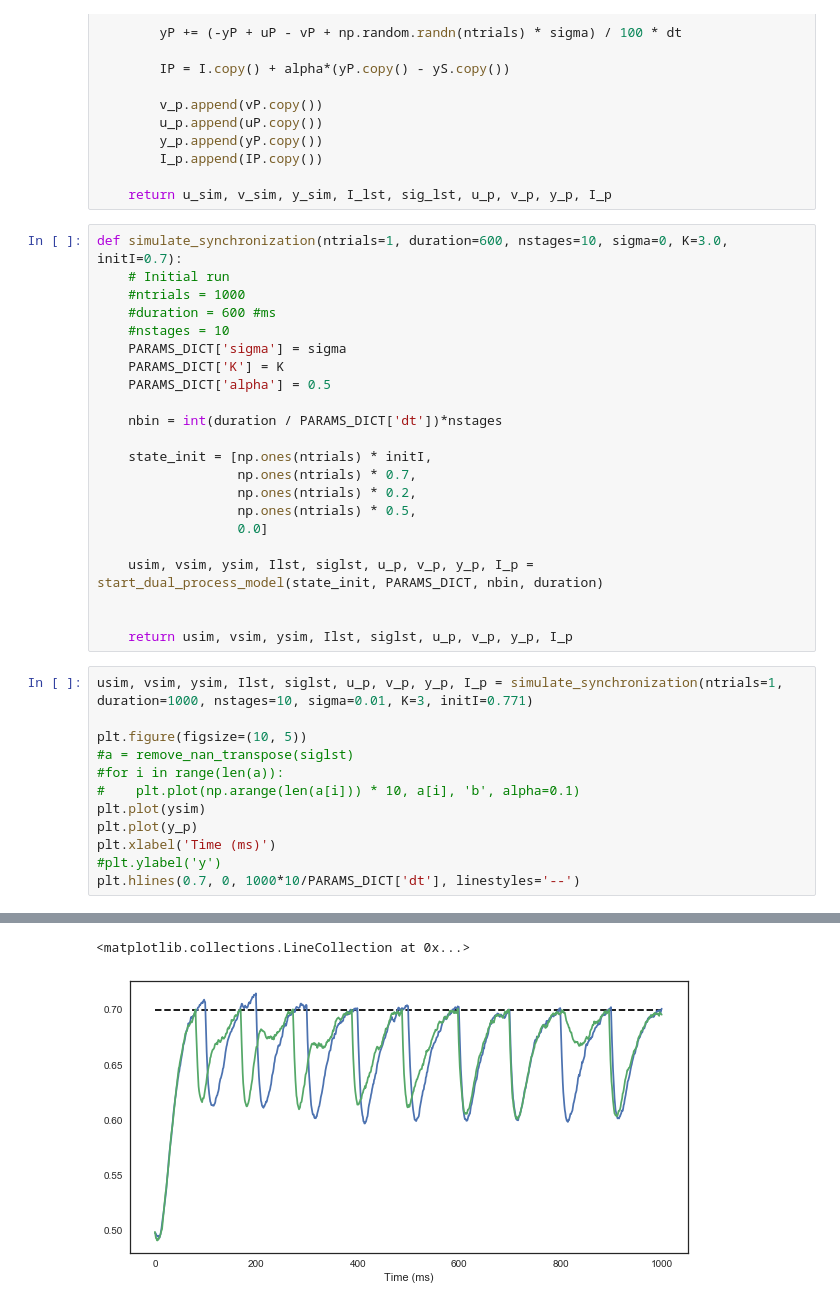
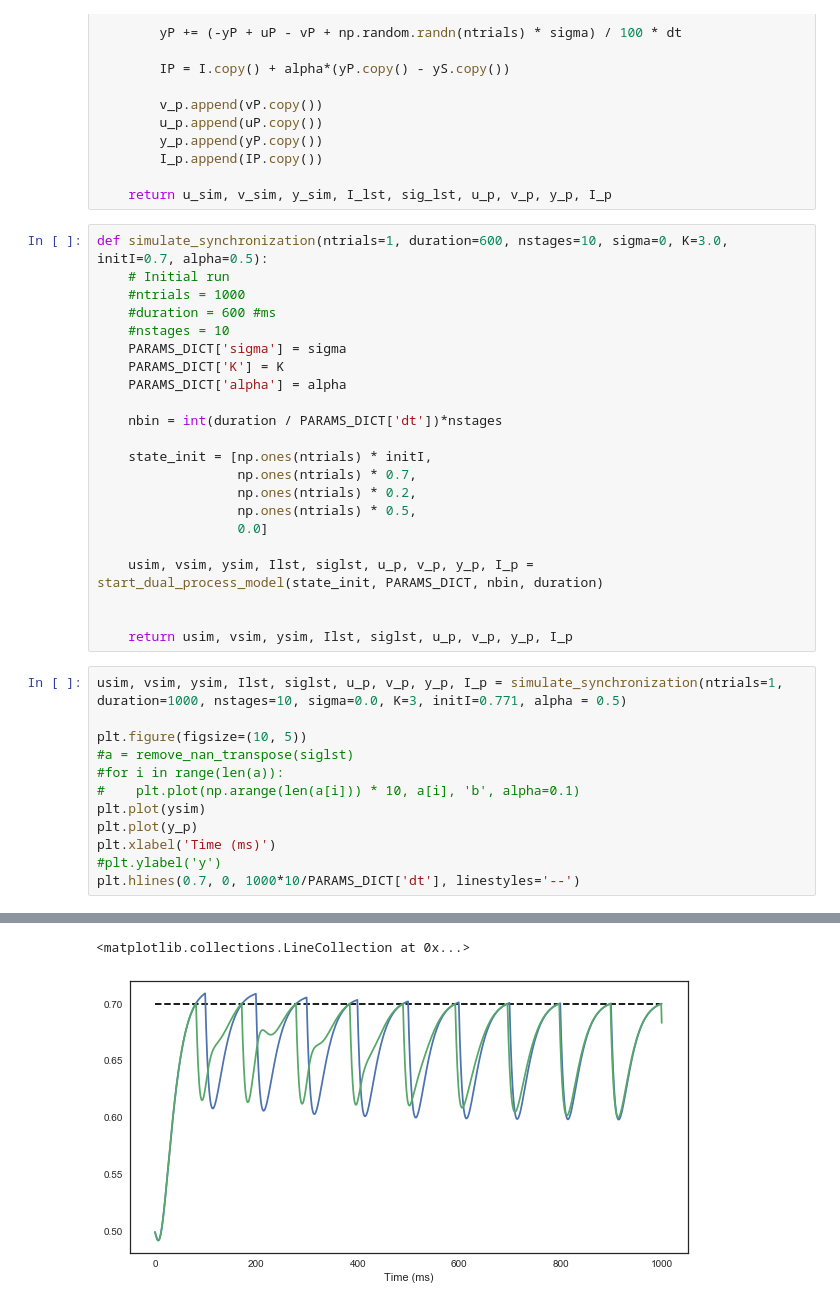
Before and after one commit to jazlab/SE_NL_MJ_2020, a Jupyter notebook: SynchronizationNetwork.ipynb, the cells around one changed output, grey strips where cells are left out. Drawn from its saved outputs; the diff is of its cells as text.

Commit message:
Added code to allow alpha to be passed as an input argument to SynchronizationNetwork

```diff
--- a/SynchronizationNetwork.ipynb
+++ b/SynchronizationNetwork.ipynb
@@ -473,14 +473,14 @@ def start_dual_process_model(state_init, params, niter, duration):
 
     return u_sim, v_sim, y_sim, I_lst, sig_lst, u_p, v_p, y_p, I_p
 # %%
-def simulate_synchronization(ntrials=1, duration=600, nstages=10, sigma=0, K=3.0, initI=0.7):
+def simulate_synchronization(ntrials=1, duration=600, nstages=10, sigma=0, K=3.0, initI=0.7, alpha=0.5):
     # Initial run
     #ntrials = 1000
     #duration = 600 #ms
     #nstages = 10
     PARAMS_DICT['sigma'] = sigma
     PARAMS_DICT['K'] = K
-    PARAMS_DICT['alpha'] = 0.5
+    PARAMS_DICT['alpha'] = alpha
 
     nbin = int(duration / PARAMS_DICT['dt'])*nstages
 
@@ -495,7 +495,7 @@ def simulate_synchronization(ntrials=1, duration=600, nstages=10, sigma=0, K=3.0
 
     return usim, vsim, ysim, Ilst, siglst, u_p, v_p, y_p, I_p
 # %%
-usim, vsim, ysim, Ilst, siglst, u_p, v_p, y_p, I_p = simulate_synchronization(ntrials=1, duration=1000, nstages=10, sigma=0.01, K=3, initI=0.771)
+usim, vsim, ysim, Ilst, siglst, u_p, v_p, y_p, I_p = simulate_synchronization(ntrials=1, duration=1000, nstages=10, sigma=0.0, K=3, initI=0.771, alpha = 0.5)
 
 plt.figure(figsize=(10, 5))
 #a = remove_nan_transpose(siglst)
@@ -527,2 +529,2 @@ flash
 <matplotlib.collections.LineCollection at 0x...>
-[figure, old version]
+[figure, new version]
```
Also changed, not shown: parts of 2 cells of this notebook.
